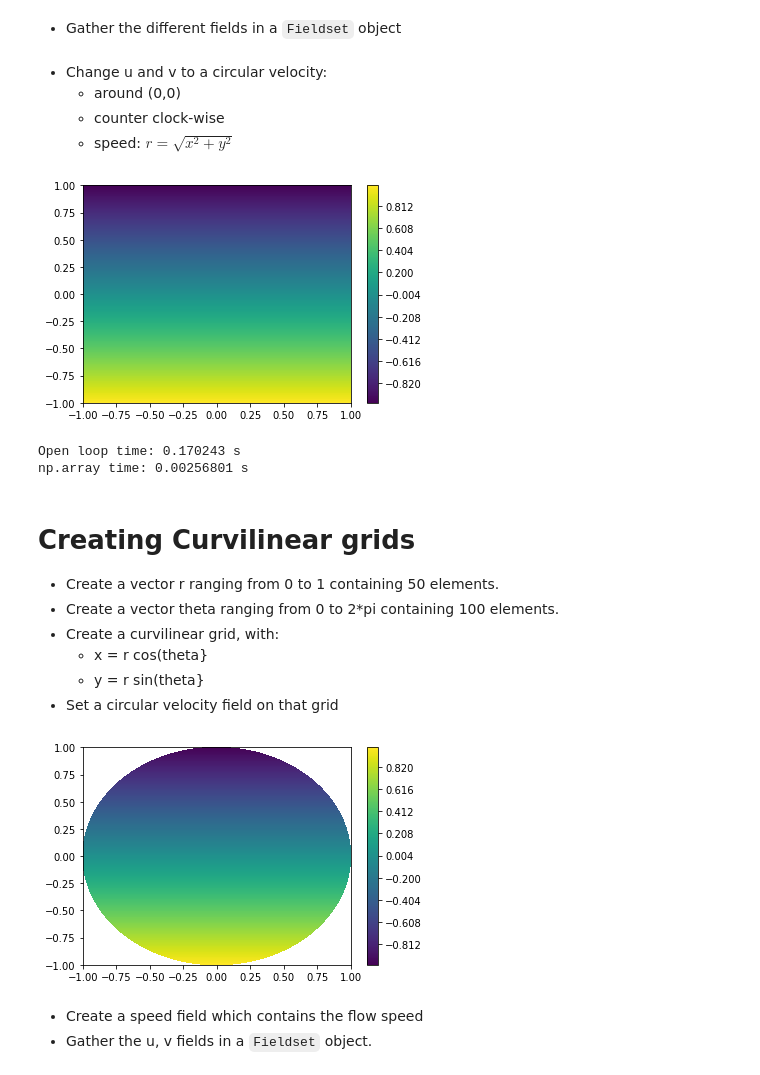
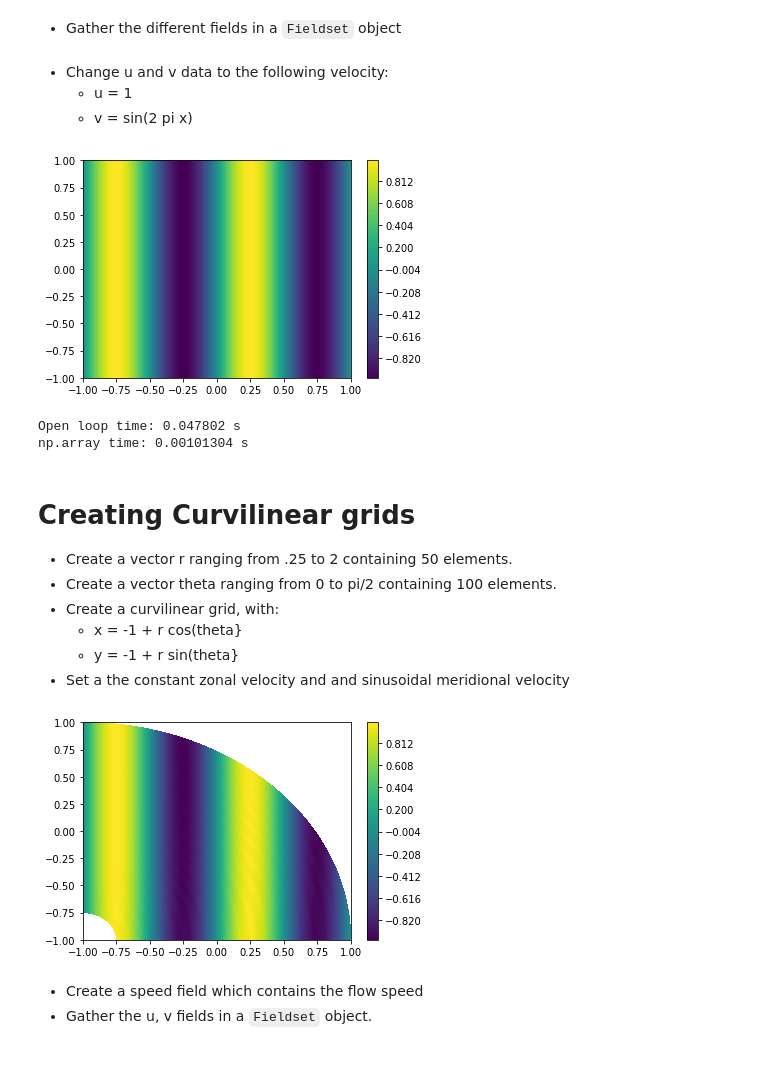
Before and after one commit to OceanParcels/kiel_summer_school_tutorials, a Jupyter notebook: solutions/exo1_creating_fieldset.ipynb, the cells around one changed output. Saved outputs shown, nothing was run; the diff lists cells and outputs as text; code cells hidden in the pictures.

```diff
--- a/solutions/exo1_creating_fieldset.ipynb
+++ b/solutions/exo1_creating_fieldset.ipynb
@@ -44,11 +44,10 @@ ufield.show()
 * Gather the different fields in a `Fieldset` object
 # %%
 fieldset = FieldSet(ufield, vfield)
-# %% [markdown]
-* Change u and v to a circular velocity:
-  + around (0,0)
-  + counter clock-wise
-  + speed: $r = \sqrt{x^2 + y^2}$
+# %% [markdown]
+* Change u and v data to the following velocity:
+  + u = 1
+  + v = sin(2 pi x)
 # %%
 u = np.zeros((ydim, xdim))
 v = np.zeros((ydim, xdim))
@@ -56,16 +55,14 @@ for j in range(ydim):
     for i in range(xdim):
         x_loc = x[i]
         y_loc = y[j]
-        r = np.sqrt(x_loc**2 + y_loc**2)
-        alpha = np.arctan2(y_loc, x_loc)
-        u[j,i] = - r * np.sin(alpha)
-        v[j,i] =   r * np.cos(alpha)
+        u[j,i] = 1
+        v[j,i] = np.sin(2*np.pi*x_loc)
 
-grid = RectilinearZGrid(x, y)
-ufield = Field('U', u, grid=grid)
-ufield.show()
+ufield.data = u
+vfield.data = v
+fieldset.V.show()
 # %% [output]
-[figure, old version]
+[figure, new version]
 # %%
 # Try as much as possible to avoid for loops, using np functions instead !!
 
@@ -79,53 +76,49 @@ for j in range(ydim):
     for i in range(xdim):
         x_loc = x[i]
         y_loc = y[j]
-        r = np.sqrt(x_loc**2 + y_loc**2)
-        alpha = np.arctan2(y_loc, x_loc)
-        u[j,i] = - r * np.sin(alpha)
-        v[j,i] =   r * np.cos(alpha)
+        u[j,i] = 1
+        v[j,i] = np.sin(2*np.pi*x_loc)
 tac = time.time()
 print("Open loop time: %g s" % (tac-tic))
 
 # np array
 tic = time.time()
 (xx, yy) = np.meshgrid(x, y)
-r = np.sqrt(xx**2 + yy**2)
-alpha = np.arctan2(yy, xx)
-u = - r * np.sin(alpha)
-v =   r * np.cos(alpha)
+u = np.ones(xx.shape)
+v = np.sin(2*np.pi*xx)
 tac = time.time()
 print("np.array time: %g s" % (tac-tic))
 # %% [output]
-Open loop time: 0.170243 s
-np.array time: 0.00256801 s
+Open loop time: 0.047802 s
+np.array time: 0.00101304 s
 # %% [markdown]
 # Creating Curvilinear grids
 
-* Create a vector r ranging from 0 to 1 containing 50 elements.
-* Create a vector theta ranging from 0 to 2*pi containing 100 elements.
+* Create a vector r ranging from .25 to 2 containing 50 elements.
+* Create a vector theta ranging from 0 to pi/2 containing 100 elements.
 * Create a curvilinear grid, with:
-  + x = r cos(theta}
-  + y = r sin(theta}
-* Set a circular velocity field on that grid
+  + x = -1 + r cos(theta}
+  + y = -1 + r sin(theta}
+* Set a the constant zonal velocity and and sinusoidal meridional velocity
 # %%
 from parcels import CurvilinearZGrid
 
-r_v = np.linspace(0,1,20)
-theta_v = np.linspace(0,2*np.pi,200)
+r_v = np.linspace(.25,2,20)
+theta_v = np.linspace(0,np.pi/2,200)
 (r, theta) = np.meshgrid(r_v, theta_v)
 
-x = r * np.cos(theta)
-y = r * np.sin(theta)
+x = -1 + r * np.cos(theta)
+y = -1 + r * np.sin(theta)
 grid = CurvilinearZGrid(x, y)
 
-u = -r * np.sin(theta)
-v =  r * np.cos(theta)
+u = np.ones(x.shape)
+v = np.sin(2*np.pi*x)
 
 ufield = Field('U', u, grid=grid)
 vfield = Field('V', v, grid=grid)
-ufield.show()
+vfield.show()
 # %% [output]
-[figure, old version]
+[figure, new version]
 # %% [markdown]
 * Create a speed field which contains the flow speed
 * Gather the u, v fields in a `Fieldset` object.
```
Also changed, not shown: parts of 2 cells of this notebook.
